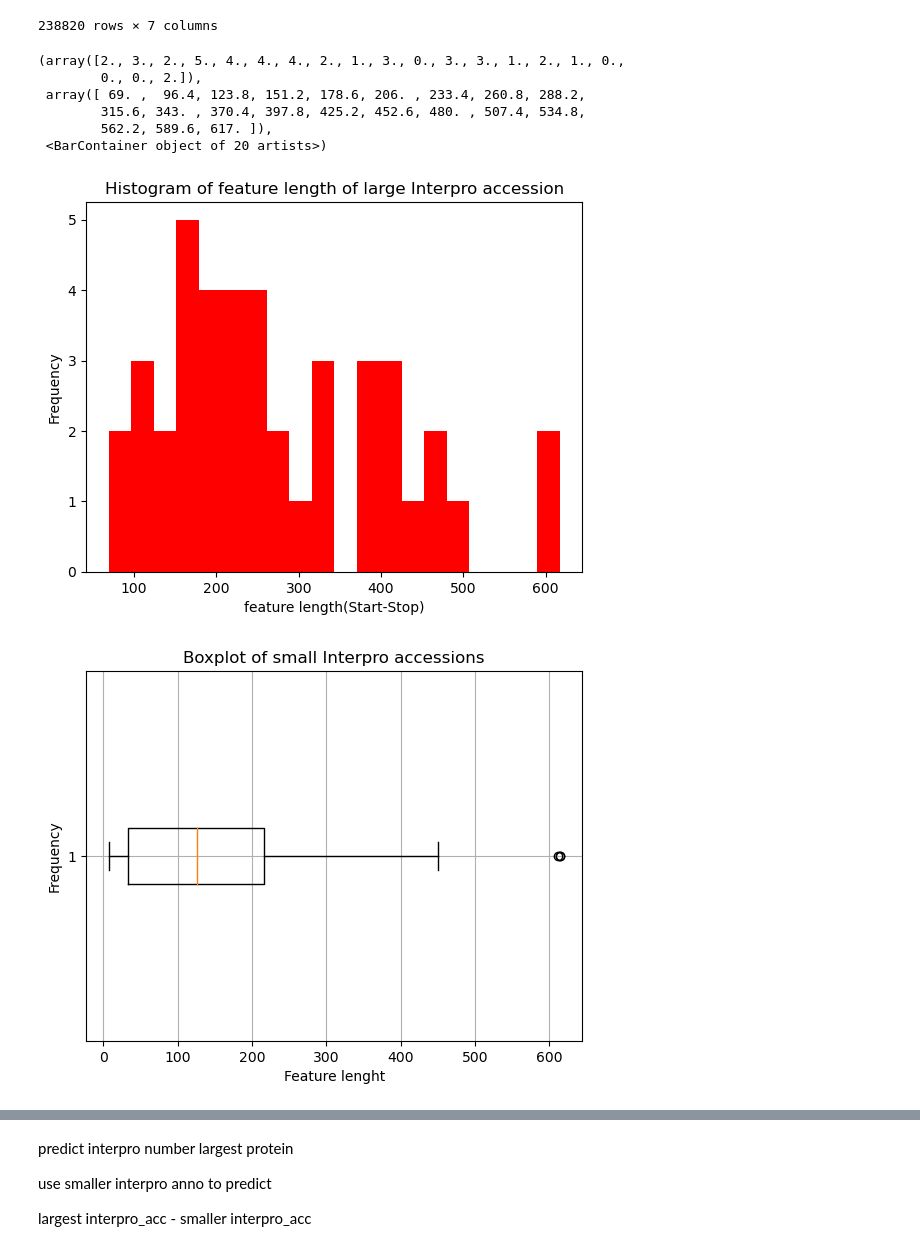
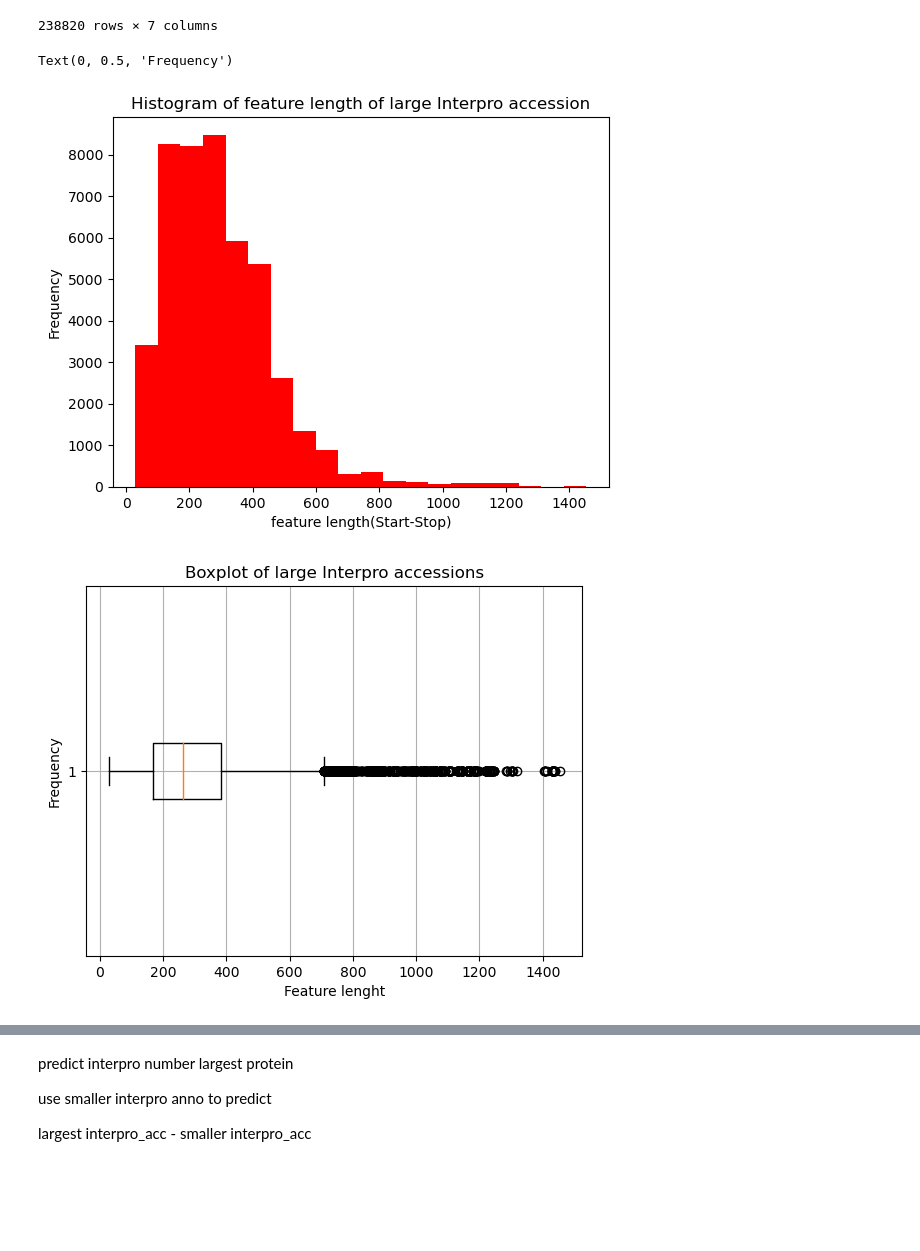
Before and after one commit to Pinatic/Programming3, a Jupyter notebook: Assignment6/Assignment6_NB.ipynb, the cells around one changed output, grey strips where cells are left out. Cells and saved outputs as stored; diff of their text form; code cells hidden in the pictures; blank space fills up the shorter version.

```diff
--- a/Assignment6/Assignment6_NB.ipynb
+++ b/Assignment6/Assignment6_NB.ipynb
@@ -20,7 +20,7 @@ import matplotlib.pyplot as plt
 # %%
 #path = "/data/dataprocessing/interproscan/all_bacilli.tsv"
 #path = "all_bacilli.tsv"
-path = "bacilli_sample_1mil.tsv"
+path = "C:/Users/piete/Desktop/hiero/bacilli_sample_1000000.tsv"
 df = pd.read_csv(path, sep = "\t", names = ["Protein_acc", "Sequence_MD5", "Seq_lenght", "Analysis", "Signature_acc",
                                             "Signature_description", "Start", "Stop", "Score", "Status",
                                            "Data", "Interpro_acc", "Interpro_descr", "GO_anno", "Pathway_anno"])
@@ -245,23 +244,18 @@ ddf_small
 | 284610 | gi|66970704|gb|AAY60676.1| | 190 | 16 | 177 | IPR002104 | 161 | 0.847368 |
 238820 rows × 7 columns
 # %%
+plt.hist(ddf_large["Feat_lenght"],bins=20, color=["red"])
 plt.title("Histogram of feature length of large Interpro accession")
 plt.xlabel("feature length(Start-Stop)")
 plt.ylabel("Frequency")
-plt.hist(ddf_large["Feat_lenght"],bins=20, color=["red"])
 # %% [output]
-(array([2., 3., 2., 5., 4., 4., 4., 2., 1., 3., 0., 3., 3., 1., 2., 1., 0.,
-        0., 0., 2.]),
- array([ 69. ,  96.4, 123.8, 151.2, 178.6, 206. , 233.4, 260.8, 288.2,
-        315.6, 343. , 370.4, 397.8, 425.2, 452.6, 480. , 507.4, 534.8,
-        562.2, 589.6, 617. ]),
- <BarContainer object of 20 artists>)
+Text(0, 0.5, 'Frequency')
-[figure, old version]
+[figure, new version]
 # %%
-plt.title("Boxplot of small Interpro accessions")
+plt.boxplot(ddf_large["Feat_lenght"], vert=False)
+plt.title("Boxplot of large Interpro accessions")
 plt.ylabel("Frequency")
 plt.xlabel("Feature lenght")
-plt.boxplot(ddf_small["Feat_lenght"], vert=False)
 plt.grid(True)
 # %% [output]
-[figure, old version]
+[figure, new version]
```
Also changed, not shown: parts of 12 cells of this notebook, 3 other files.
